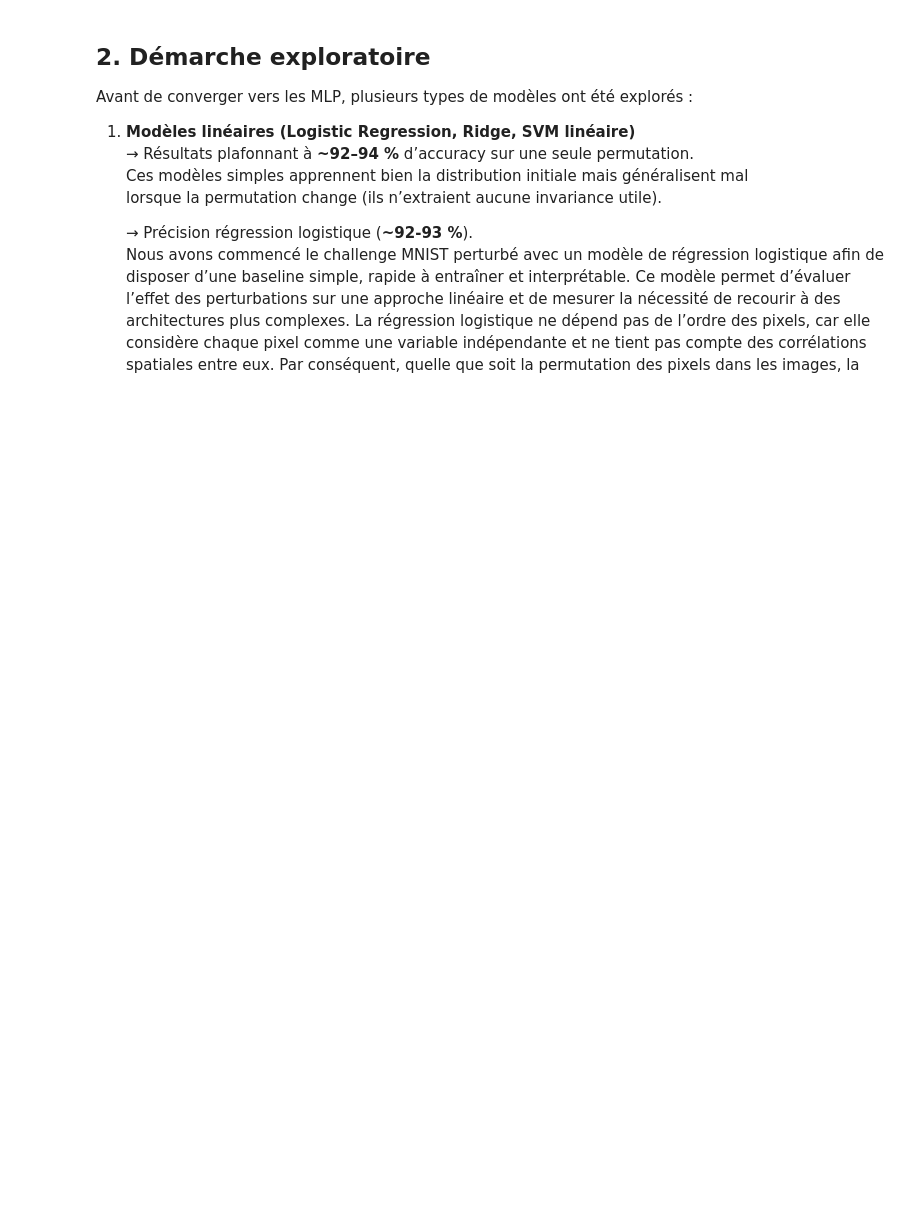
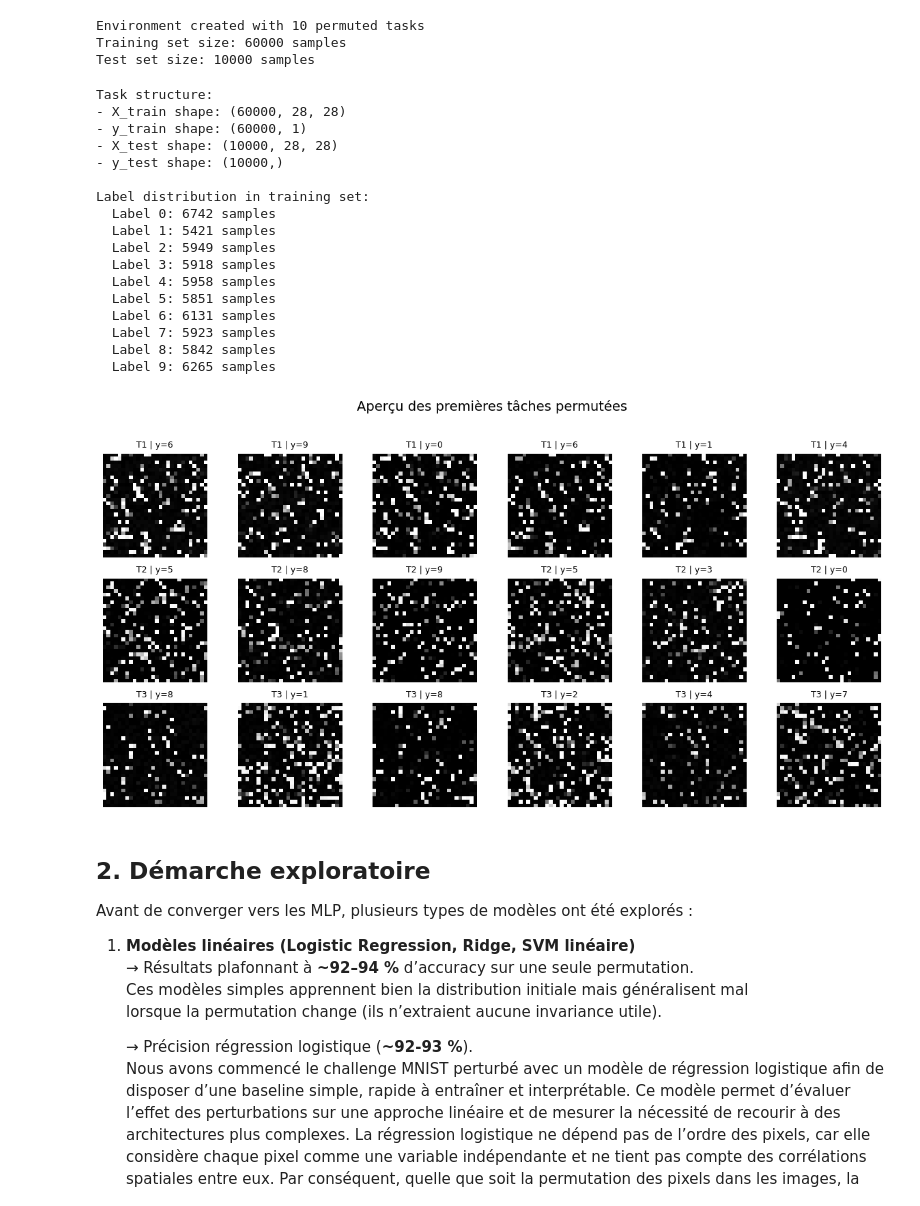
Before and after one commit to hugojava/Permuted-MNIST-Challenge, a Jupyter notebook: report.ipynb, the cells around one changed output. Saved outputs shown, nothing was run; the diff lists cells and outputs as text; code cells hidden in the pictures; blank space fills up the shorter version.

```diff
--- a/report.ipynb
+++ b/report.ipynb
@@ -27,3 +92,69 @@ Ces contraintes excluent d’emblée l’utilisation de modèles lourds (CNN, Tr
+# %%
+# Create environment with 10 episodes (tasks)
+env = PermutedMNISTEnv(number_episodes=10)
+
+# Set seed for reproducibility
+env.set_seed(42)
+
+print(f"Environment created with {env.number_episodes} permuted tasks")
+print(f"Training set size: {env.train_size} samples")
+print(f"Test set size: {env.test_size} samples")
+# %% [output]
+Environment created with 10 permuted tasks
+Training set size: 60000 samples
+Test set size: 10000 samples
+# %%
+task = env.get_next_task()
+def preview_first_k_tasks(env_cls, k=3, seed=42, n=6):
+    fig, axes = plt.subplots(k, n, figsize=(2*n, 2*k))
+    for i in range(k):
+        env = env_cls(number_episodes=k)  # même seed -> mêmes permutations dans le même ordre
+        env.set_seed(seed)
+        for _ in range(i):                 # avancer jusqu'à la tâche i
+            _ = env.get_next_task()
+        task = env.get_next_task()
+        for j in range(n):
+            ax = axes[i, j] if k>1 else axes[j]
+            ax.imshow(task['X_train'][j], cmap='gray')
+            ax.set_title(f"T{i+1} | y={task['y_train'][j][0]}", fontsize=9)
+            ax.axis('off')
+    plt.suptitle("Aperçu des premières tâches permutées", y=1.02, fontsize=14)
+    plt.tight_layout()
+    plt.show()
+
+
+
+
+print("Task structure:")
+print(f"- X_train shape: {task['X_train'].shape}")
+print(f"- y_train shape: {task['y_train'].shape}")
+print(f"- X_test shape: {task['X_test'].shape}")
+print(f"- y_test shape: {task['y_test'].shape}")
+print(f"\nLabel distribution in training set:")
+unique, counts = np.unique(task['y_train'], return_counts=True)
+for label, count in zip(unique, counts):
+    print(f"  Label {label}: {count} samples")
+
+preview_first_k_tasks(PermutedMNISTEnv, k=3, seed=42, n=6)
+# %% [output]
+Task structure:
+- X_train shape: (60000, 28, 28)
+- y_train shape: (60000, 1)
+- X_test shape: (10000, 28, 28)
+- y_test shape: (10000,)
+
+Label distribution in training set:
+  Label 0: 6742 samples
+  Label 1: 5421 samples
+  Label 2: 5949 samples
+  Label 3: 5918 samples
+  Label 4: 5958 samples
+  Label 5: 5851 samples
+  Label 6: 6131 samples
+  Label 7: 5923 samples
+  Label 8: 5842 samples
+  Label 9: 6265 samples
+[figure, added]
 # %% [markdown]
 ## **2. Démarche exploratoire**
 Avant de converger vers les MLP, plusieurs types de modèles ont été explorés :
```
Also changed, not shown: parts of 42 cells of this notebook.
